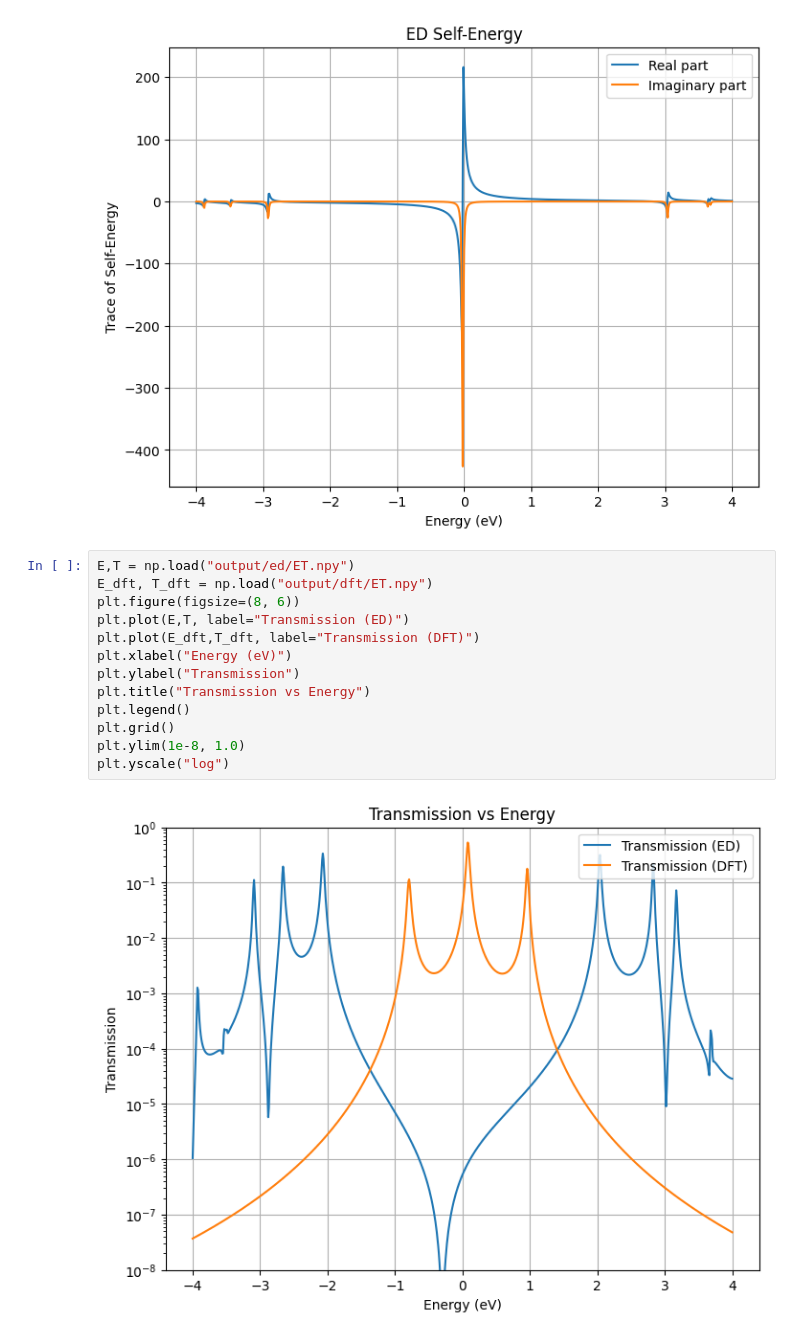
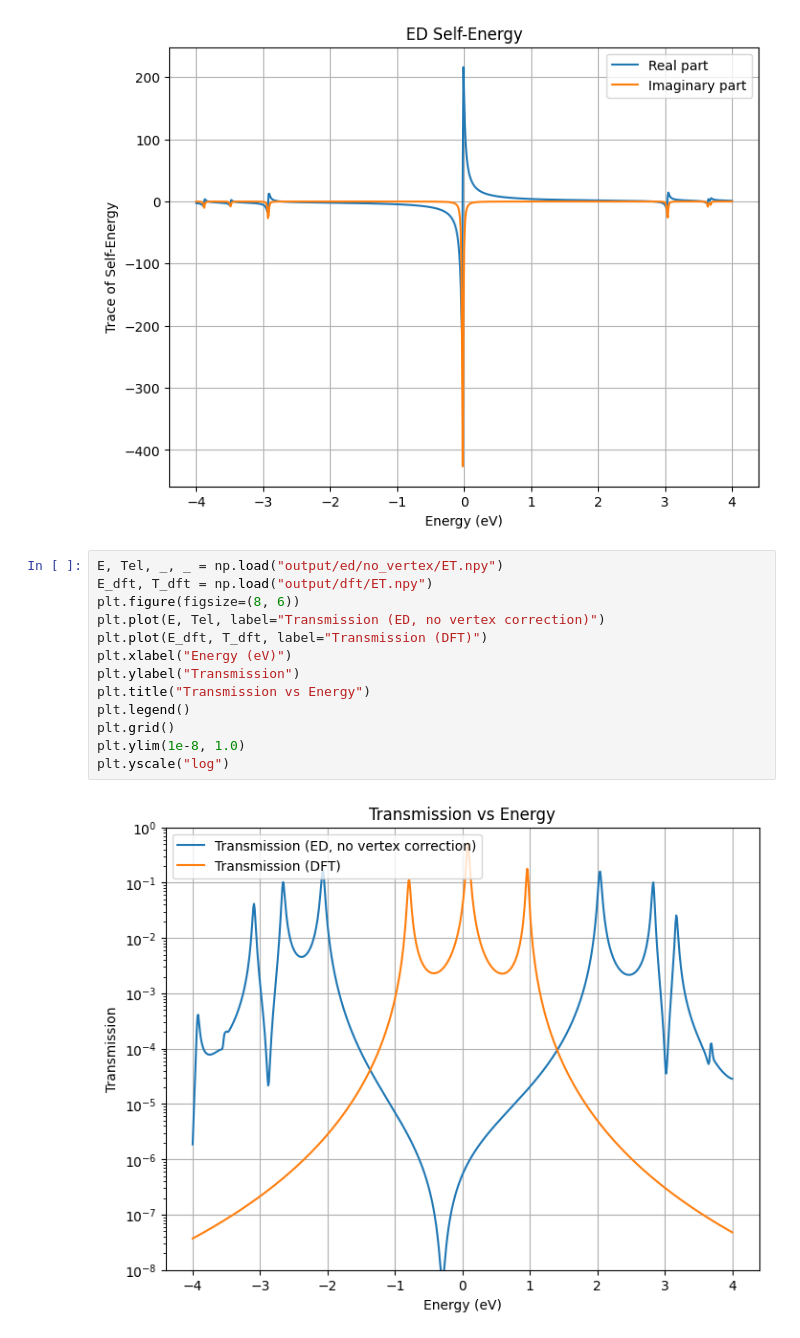
Before and after one commit to aj0337/qtpyt-tests, a Jupyter notebook: vertex_correction/pentadienyl/toy_model/analysis.ipynb, the cells around one changed output. Drawn from its saved outputs; the diff is of its cells as text.

Commit message:
More tests on vertex correction

```diff
--- a/vertex_correction/pentadienyl/toy_model/analysis.ipynb
+++ b/vertex_correction/pentadienyl/toy_model/analysis.ipynb
@@ -53,17 +53,17 @@ plt.show()
 # %% [output]
 [figure]
 # %%
-E,T = np.load("output/ed/ET.npy")
+E, Tel, _, _ = np.load("output/ed/no_vertex/ET.npy")
 E_dft, T_dft = np.load("output/dft/ET.npy")
 plt.figure(figsize=(8, 6))
-plt.plot(E,T, label="Transmission (ED)")
-plt.plot(E_dft,T_dft, label="Transmission (DFT)")
+plt.plot(E, Tel, label="Transmission (ED, no vertex correction)")
+plt.plot(E_dft, T_dft, label="Transmission (DFT)")
 plt.xlabel("Energy (eV)")
 plt.ylabel("Transmission")
 plt.title("Transmission vs Energy")
 plt.legend()
 plt.grid()
 plt.ylim(1e-8, 1.0)
 plt.yscale("log")
 # %% [output]
-[figure, old version]
+[figure, new version]
```
Also changed, not shown: parts of 6 cells of this notebook, 4 other files.
